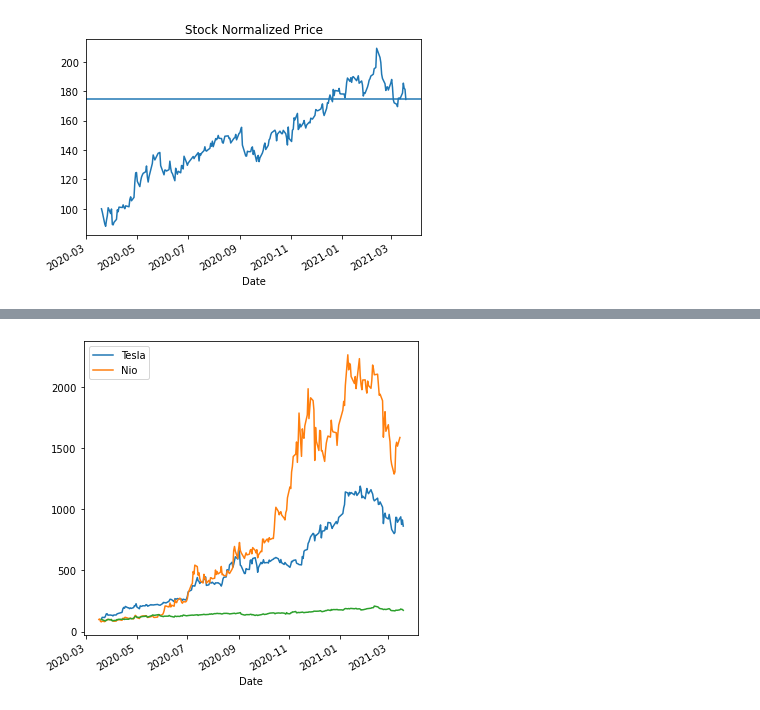
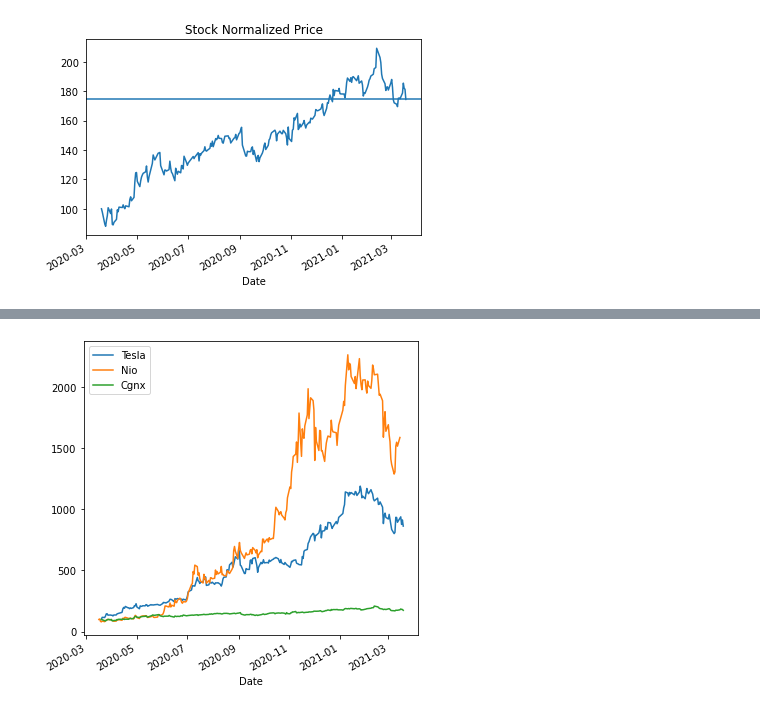
Before and after one commit to Andru-1987/python-deep-learning, a Jupyter notebook: Google timeseries.ipynb, the cells around one changed output, grey strips where cells are left out. Saved outputs shown, nothing was run; the diff lists cells and outputs as text; code cells hidden in the pictures.

```diff
--- a/Google timeseries.ipynb
+++ b/Google timeseries.ipynb
@@ -263,11 +257,11 @@ Freq: M, dtype: float64
 # %%
 
 #print(compare)
 fig,ax=plt.subplots(figsize=(6,6))
 tesla['Normalized'].plot(ax=ax)
 nio['Normalized'].plot(ax=ax)
 cgnx['Normalized'].plot(ax=ax)
-plt.legend(['Tesla','Nio'])
+plt.legend(['Tesla','Nio','Cgnx'])
 plt.show()
 # %% [output]
-[figure, old version]
+[figure, new version]
```
Also changed, not shown: parts of 3 cells of this notebook.
